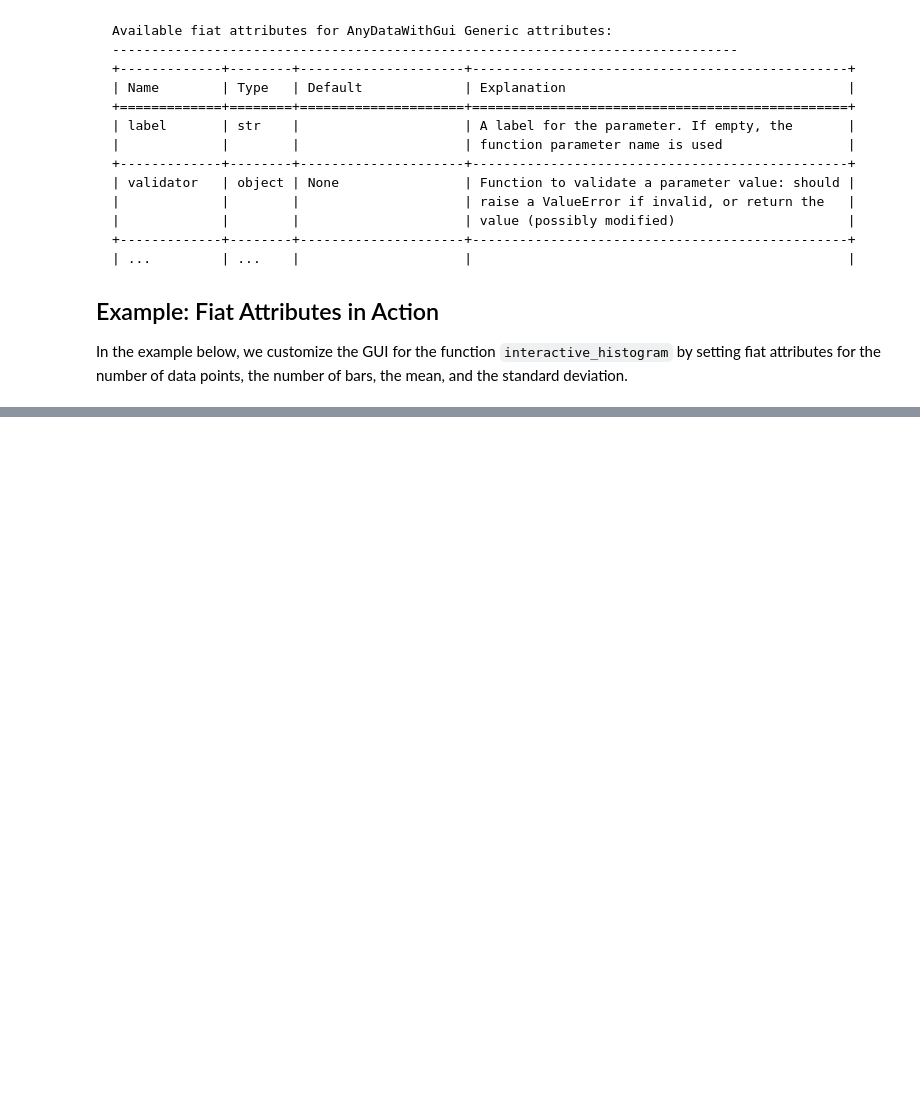
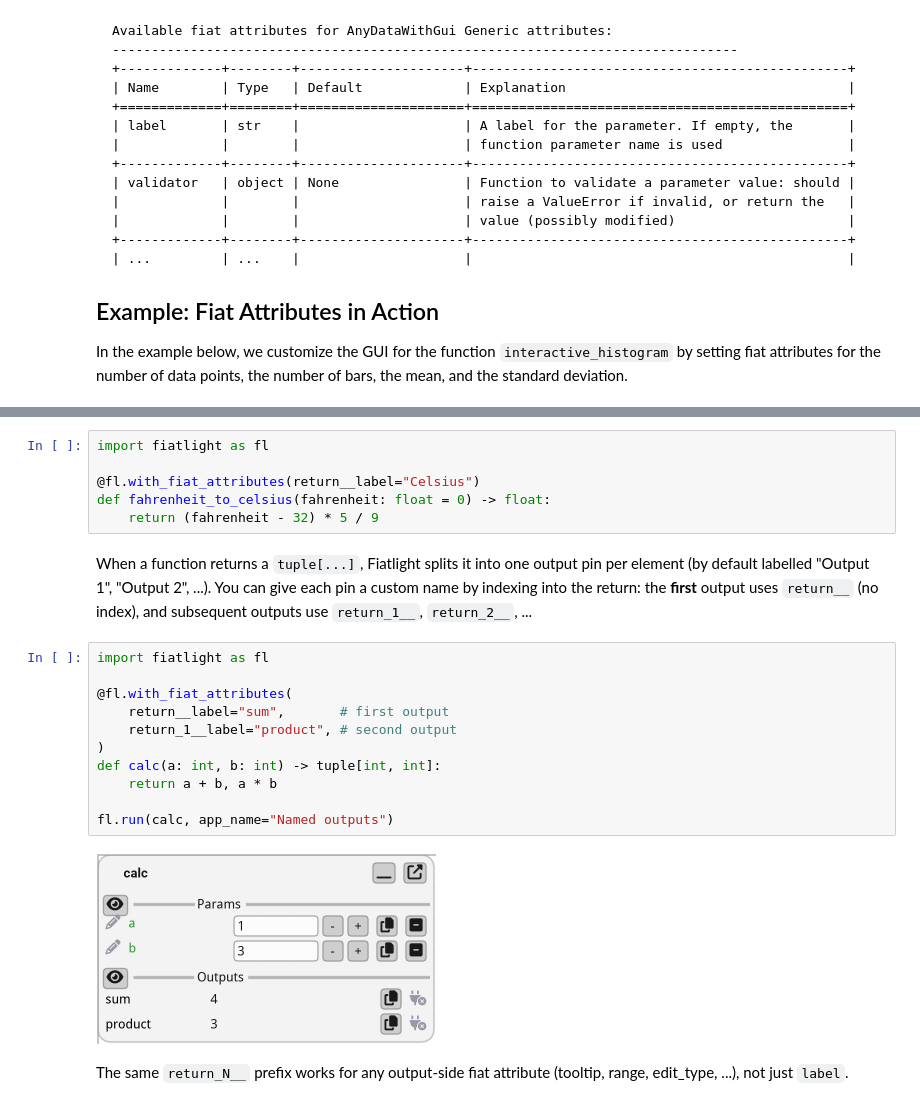
Before and after one commit to pthom/fiatlight_doc, a Jupyter notebook: manual_fiat_attributes.ipynb, the cells around one changed output, grey strips where cells are left out. Cells and saved outputs as stored; diff of their text form; blank space fills up the shorter version.

Commit message:
Add doc / output labels

```diff
--- a/manual_fiat_attributes.ipynb
+++ b/manual_fiat_attributes.ipynb
@@ -173,0 +181,23 @@ fiatlight.run(interactive_histogram, app_name="Fiat attributes")
+# %%
+import fiatlight as fl
+
+@fl.with_fiat_attributes(return__label="Celsius")
+def fahrenheit_to_celsius(fahrenheit: float = 0) -> float:
+    return (fahrenheit - 32) * 5 / 9
+# %% [markdown]
+When a function returns a `tuple[...]`, Fiatlight splits it into one output pin per element (by default labelled "Output 1", "Output 2", ...). You can give each pin a custom name by indexing into the return: the **first** output uses `return__` (no index), and subsequent outputs use `return_1__`, `return_2__`, ...
+# %%
+import fiatlight as fl
+
+@fl.with_fiat_attributes(
+    return__label="sum",       # first output
+    return_1__label="product", # second output
+)
+def calc(a: int, b: int) -> tuple[int, int]:
+    return a + b, a * b
+
+fl.run(calc, app_name="Named outputs")
+# %% [output]
+[figure, added]
+# %% [markdown]
+The same `return_N__` prefix works for any output-side fiat attribute (tooltip, range, edit_type, ...), not just `label`.
```
Also changed, not shown: parts of 2 cells of this notebook, 5 other files.
